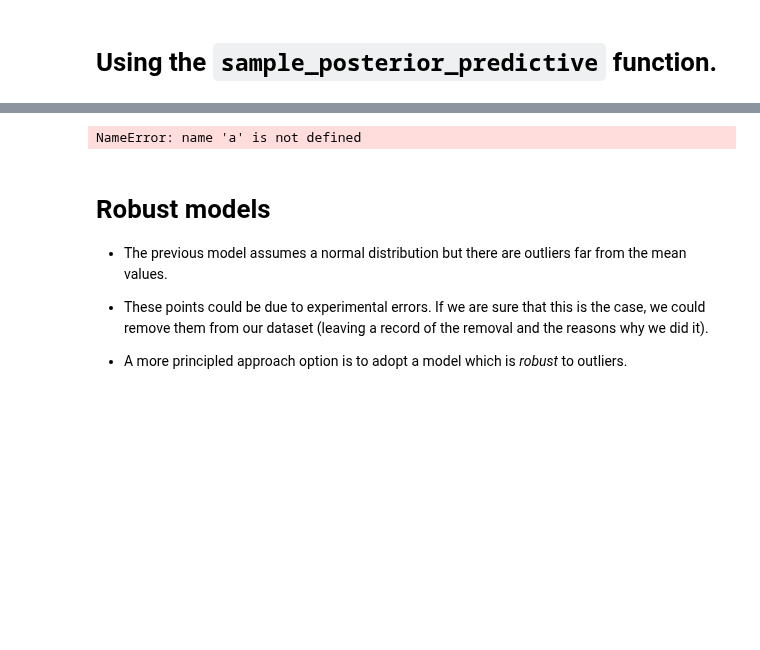
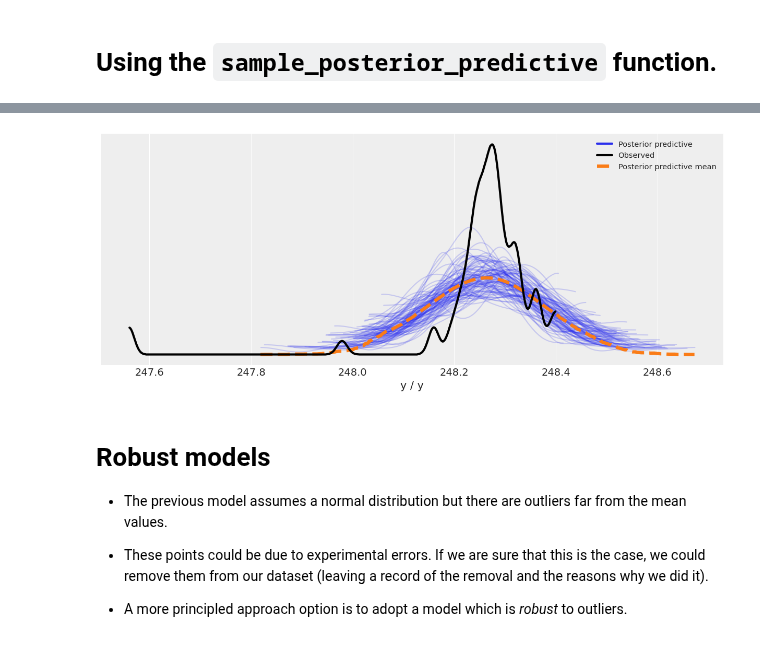
Before and after one commit to gcorani/bda, a Jupyter notebook: 3-ProbProgramming-multiparameter.ipynb, the cells around one changed output, grey strips where cells are left out. Drawn from its saved outputs; the diff is of its cells as text; code cells hidden in the pictures; blank space fills up the shorter version.

```diff
--- a/3-ProbProgramming-multiparameter.ipynb
+++ b/3-ProbProgramming-multiparameter.ipynb
@@ -15,8 +15,6 @@ plt.rcParams['font.size'] = 15
 plt.rcParams['legend.fontsize'] = 'medium'
 plt.rcParams.update({
     'figure.figsize': [12.0, 5.0],
-    'figure.facecolor': '#fffff8',
-    'axes.facecolor': '#fffff8',
     'figure.constrained_layout.use': True,
     'font.size': 14.0,
     'hist.bins': 'auto',
@@ -282,9 +302,8 @@ We compute  $\tilde{y}$ as follows:
 # Using the `sample_posterior_predictive` function.
 # %%
 with model_newcomb:
-    #by default, 2000 draws of y
+    #100 samples for each pair of sampled values  <mu_s ,sigma_s> in the trace.
+    # Each sample is generated as N()
     #the returned dictionary (ppc) contains 2000 values of y sampled from the posterior of mu and sigma
-    ppc = pm.sample_posterior_predictive(trace_newcomb)
-
-    #len(ppc.get('y')) is 2000
+    ppc = pm.sample_posterior_predictive(trace_newcomb, samples=100)
 # %% [output]
@@ -297,7 +314,7 @@ NameError: name 'ppc' is not defined
 # %%
-az.plot_ppc(a);
+az.plot_ppc(a, kind='kde');
 # %% [output]
-NameError: name 'a' is not defined
+[figure, added]
 # %% [markdown]
 #  Robust models
 
```
Also changed, not shown: parts of 37 cells of this notebook, 3 other files.
